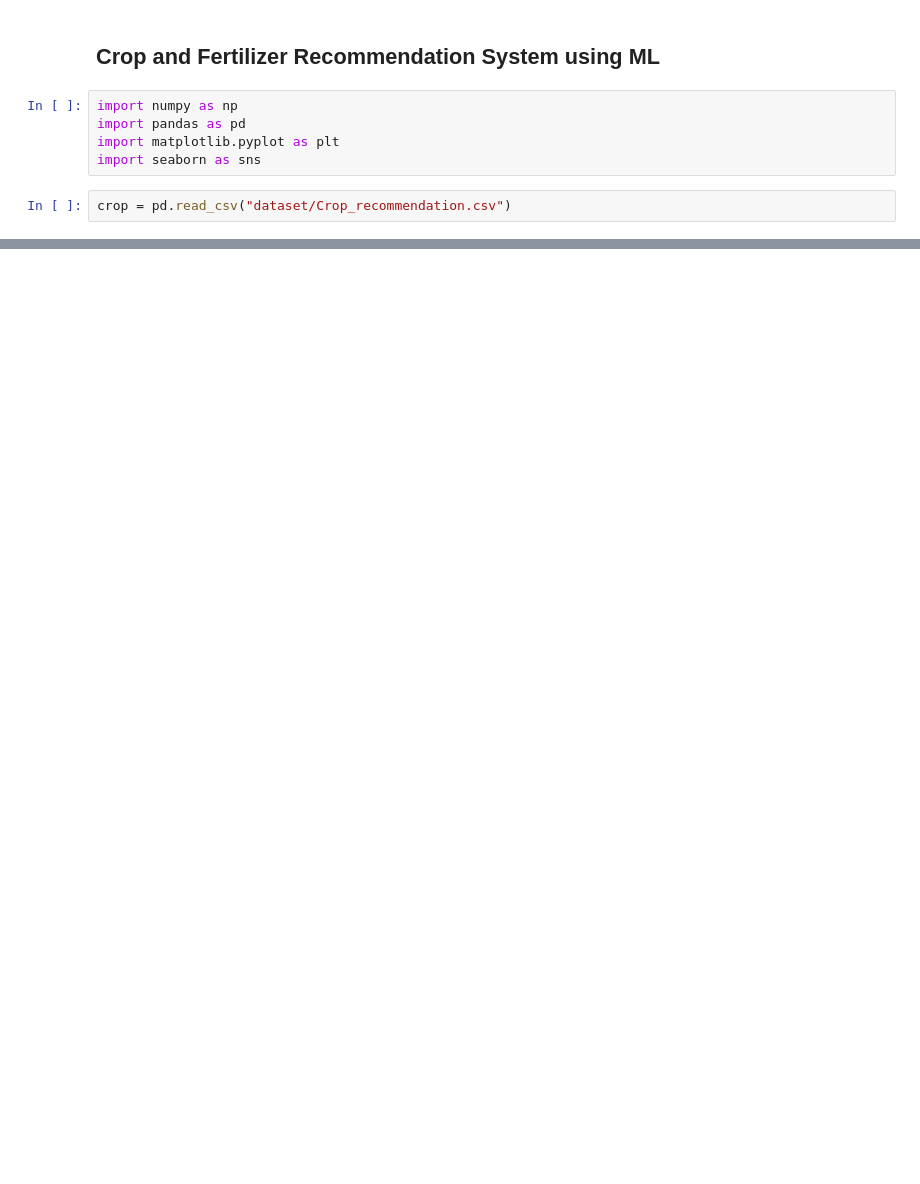
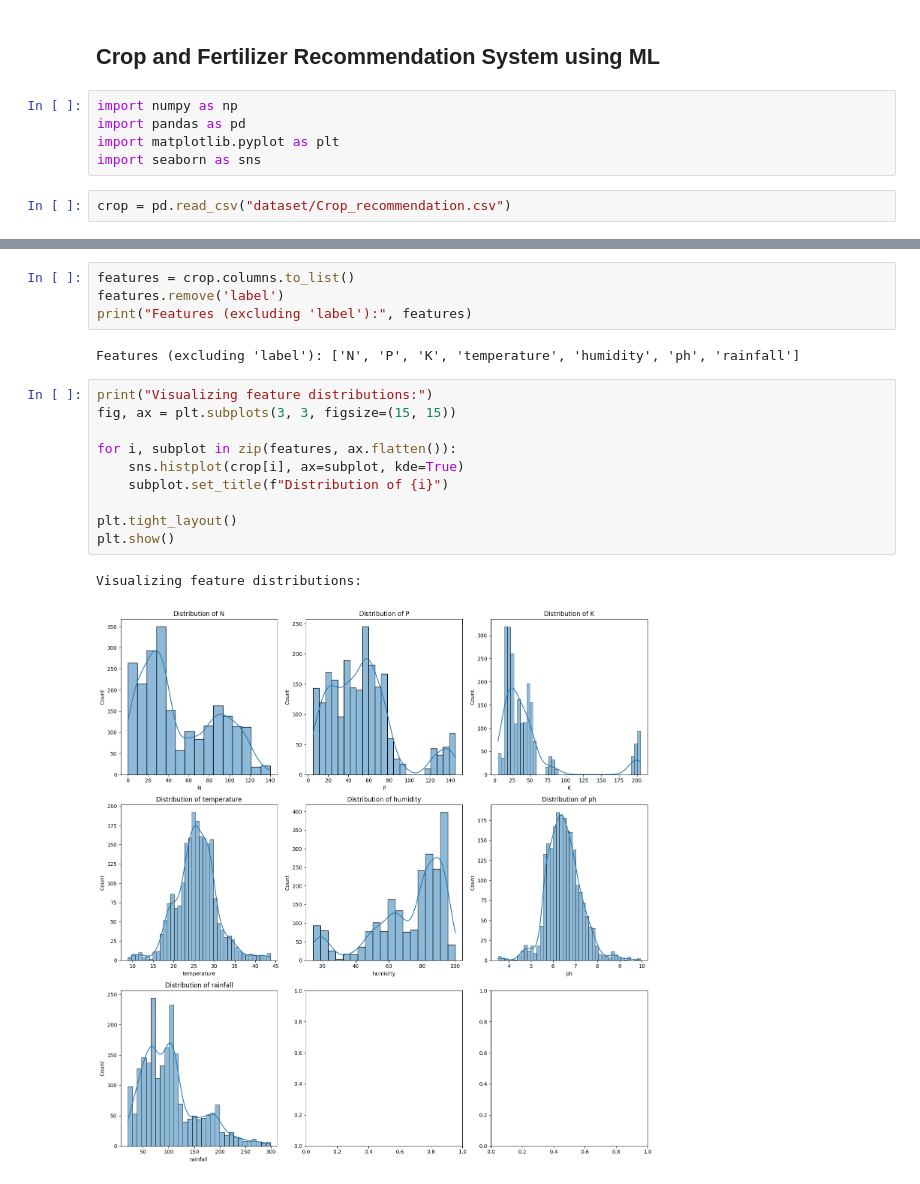
Before and after one commit to acecode101/Week-1, a Jupyter notebook: crop.ipynb, the cells around one changed output, grey strips where cells are left out. Cells and saved outputs as stored; diff of their text form; blank space fills up the shorter version.

```diff
--- a/crop.ipynb
+++ b/crop.ipynb
@@ -127,3 +126,22 @@ kidneybeans    100
 chickpea       100
 coffee         100
 Name: count, dtype: int64
+# %%
+features = crop.columns.to_list()
+features.remove('label')
+print("Features (excluding 'label'):", features)
+# %% [output]
+Features (excluding 'label'): ['N', 'P', 'K', 'temperature', 'humidity', 'ph', 'rainfall']
+# %%
+print("Visualizing feature distributions:")
+fig, ax = plt.subplots(3, 3, figsize=(15, 15))
+
+for i, subplot in zip(features, ax.flatten()):
+    sns.histplot(crop[i], ax=subplot, kde=True)
+    subplot.set_title(f"Distribution of {i}")
+
+plt.tight_layout()
+plt.show()
+# %% [output]
+Visualizing feature distributions:
+[figure, added]
```
Also changed, not shown: parts of 22 cells of this notebook.
